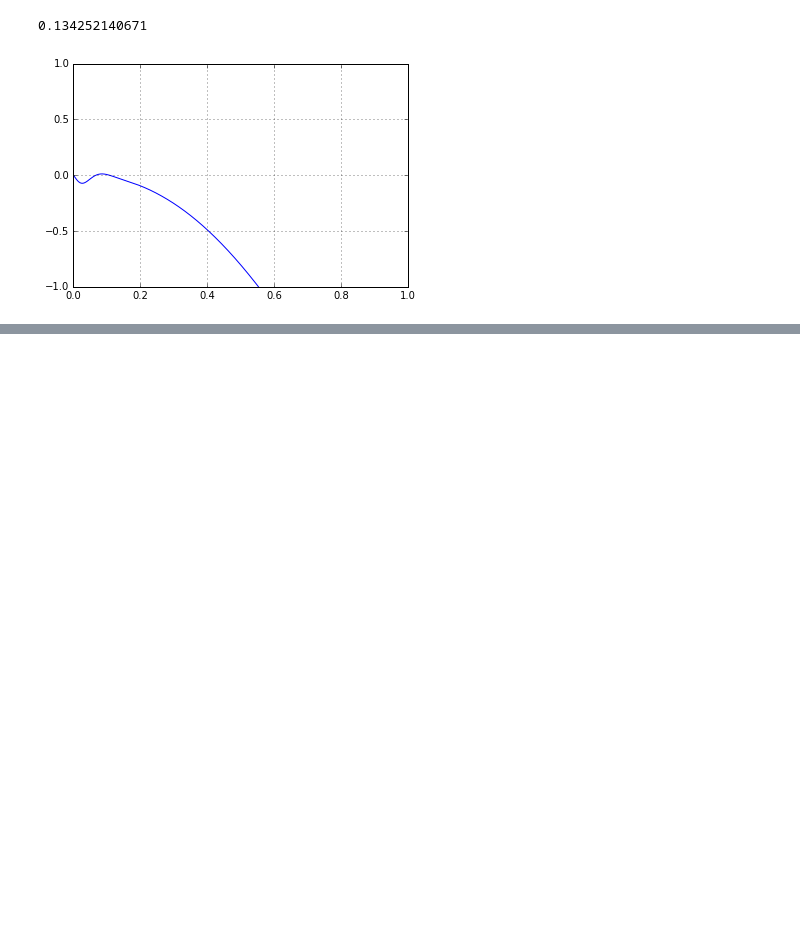
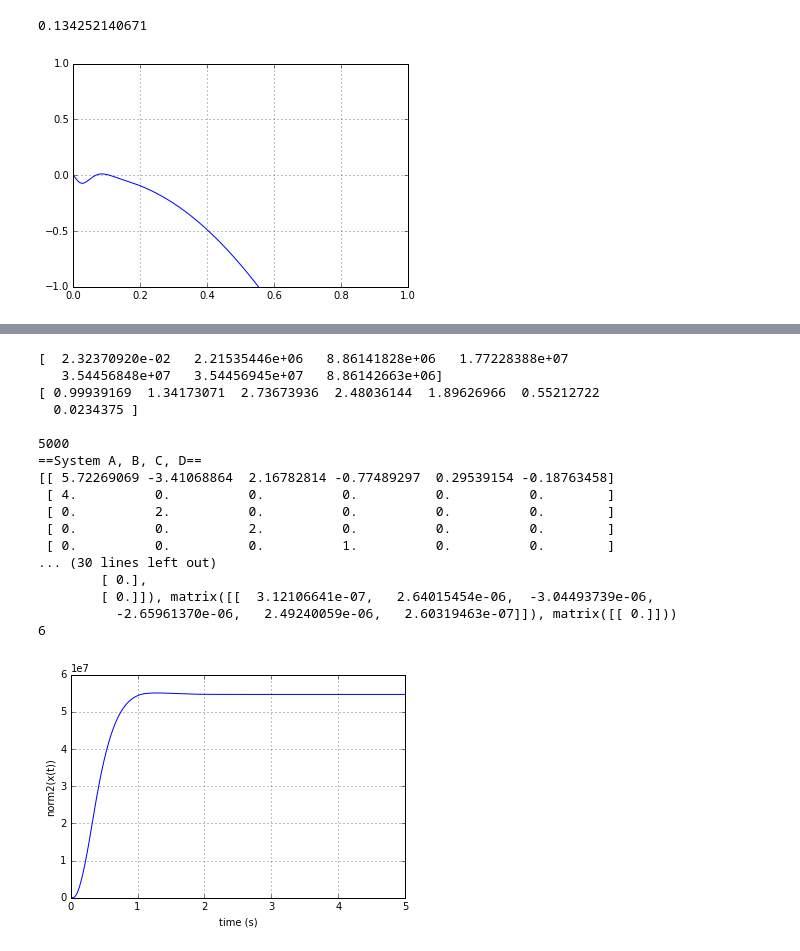
Before and after one commit to ipapusha/amnet, a Jupyter notebook: examples/example_vgc_jupyter.ipynb, the cells around one changed output, grey strips where cells are left out. Saved outputs shown, nothing was run; the diff lists cells and outputs as text; code cells hidden in the pictures; blank space fills up the shorter version.

```diff
--- a/examples/example_vgc_jupyter.ipynb
+++ b/examples/example_vgc_jupyter.ipynb
@@ -167,0 +174,42 @@ axes.set_ylim([0, 1.6])
+# %%
+### check that the full state goes to zero
+plt.plot(t_hist, np.linalg.norm(x_hist, axis=0, ord=2))
+plt.xlabel('time (s)')
+plt.ylabel('norm2(x(t))')
+plt.grid(True)
+
+print x_hist[:,-1]
+print x_hist[:,6]
+print
+print len(t_hist)
+print '==System A, B, C, D=='
+print A
+print B
+print C
+print D
+print '==Singular values=='
+U, S, V = np.linalg.svd(A)
+print S
+print '==Eigenvalues=='
+print np.linalg.eigvals(A)
+print control.ssdata(control.sample_system(P_tf * C_tf, Ts=dt, method='zoh'))
+print n_L
+# %% [output]
+[  2.32370920e-02   2.21535446e+06   8.86141828e+06   1.77228388e+07
+   3.54456848e+07   3.54456945e+07   8.86142663e+06]
+[ 0.99939169  1.34173071  2.73673936  2.48036144  1.89626966  0.55212722
+  0.0234375 ]
+
+5000
+==System A, B, C, D==
+[[ 5.72269069 -3.41068864  2.16782814 -0.77489297  0.29539154 -0.18763458]
+ [ 4.          0.          0.          0.          0.          0.        ]
+ [ 0.          2.          0.          0.          0.          0.        ]
+ [ 0.          0.          2.          0.          0.          0.        ]
+ [ 0.          0.          0.          1.          0.          0.        ]
+... (30 lines left out)
+        [ 0.],
+        [ 0.]]), matrix([[  3.12106641e-07,   2.64015454e-06,  -3.04493739e-06,
+          -2.65961370e-06,   2.49240059e-06,   2.60319463e-07]]), matrix([[ 0.]]))
+6
+[figure, added]
```
Also changed, not shown: parts of 1 cell of this notebook, 5 other files.
